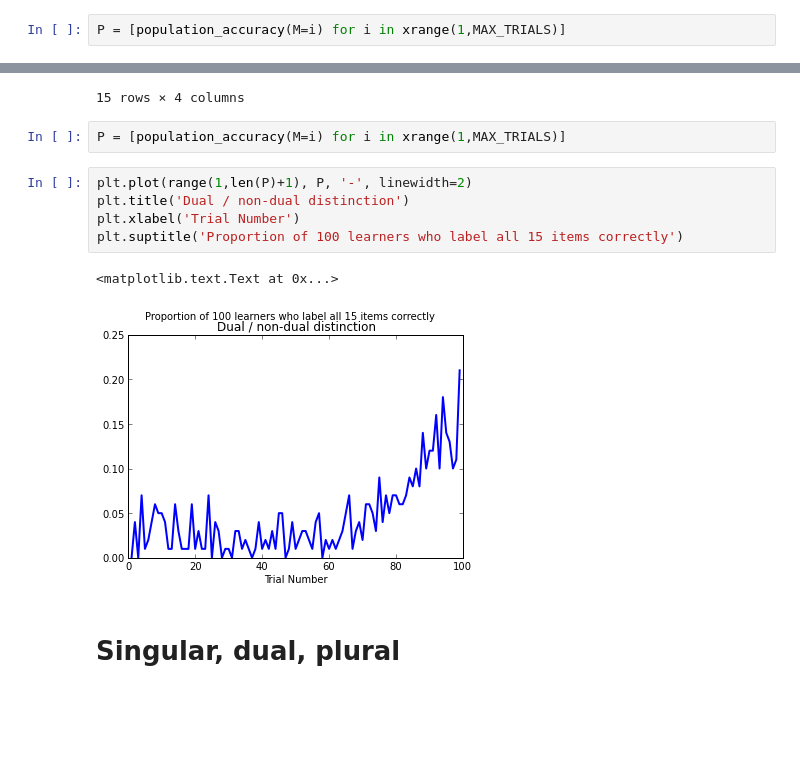
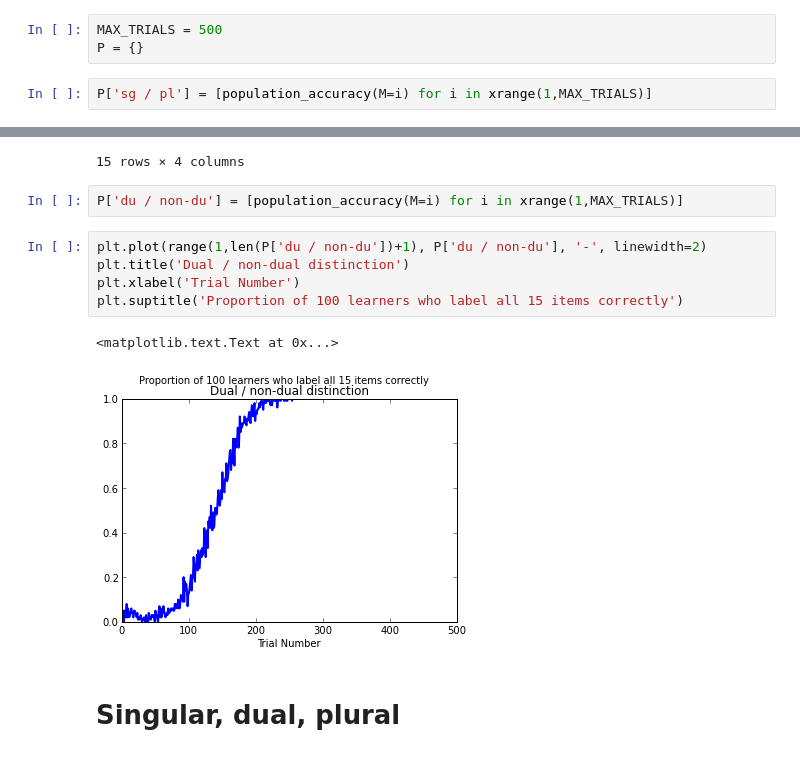
Before and after one commit to rmalouf/learning, a Jupyter notebook: Plurals (population learnability).ipynb, the cells around one changed output, grey strips where cells are left out. Saved outputs shown, nothing was run; the diff lists cells and outputs as text; blank space fills up the shorter version.

```diff
--- a/Plurals (population learnability).ipynb
+++ b/Plurals (population learnability).ipynb
@@ -152,5 +150,8 @@ MAX_TRIALS = 100
+# %%
+MAX_TRIALS = 500
+P = {}
 # %%
-P = [population_accuracy(M=i) for i in xrange(1,MAX_TRIALS)]
+P['sg / pl'] = [population_accuracy(M=i) for i in xrange(1,MAX_TRIALS)]
 # %%
 import matplotlib.pyplot as plt
 
@@ -186,15 +187,15 @@ data
 | 15 | [size, shape, color, 1, 2, 3, 4, ... | notdual | 4 | 15 |
 15 rows × 4 columns
 # %%
-P = [population_accuracy(M=i) for i in xrange(1,MAX_TRIALS)]
+P['du / non-du'] = [population_accuracy(M=i) for i in xrange(1,MAX_TRIALS)]
 # %%
-plt.plot(range(1,len(P)+1), P, '-', linewidth=2)
+plt.plot(range(1,len(P['du / non-du'])+1), P['du / non-du'], '-', linewidth=2)
 plt.title('Dual / non-dual distinction')
 plt.xlabel('Trial Number')
 plt.suptitle('Proportion of 100 learners who label all 15 items correctly')
 # %% [output]
 <matplotlib.text.Text at 0x...>
-[figure, old version]
+[figure, new version]
 # %% [markdown]
 # Singular, dual, plural
 # %%
```
Also changed, not shown: parts of 16 cells of this notebook.
